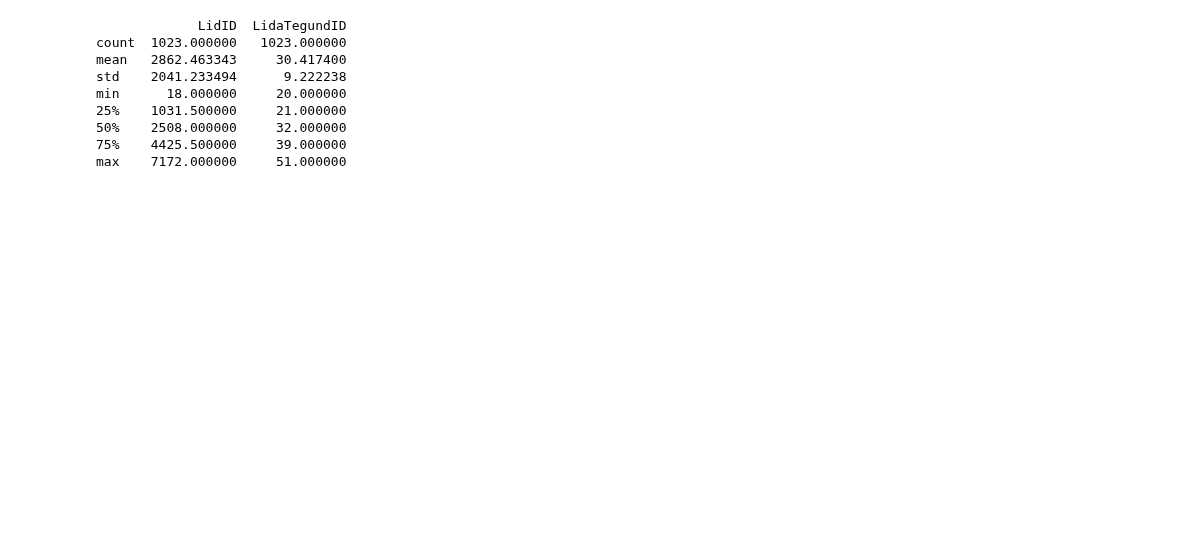
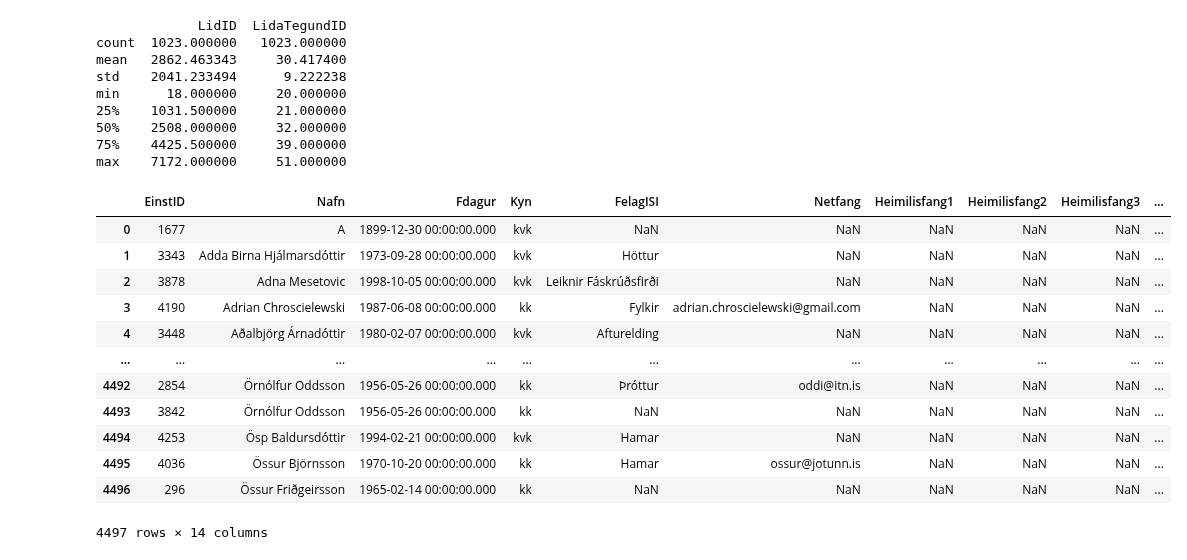
Before and after one commit to fabingithub/BigDataProject_Fabien, a Jupyter notebook: older_code.ipynb, the cells around one changed output. Drawn from its saved outputs; the diff is of its cells as text; code cells hidden in the pictures; blank space fills up the shorter version.

```diff
--- a/older_code.ipynb
+++ b/older_code.ipynb
@@ -91,3 +98,19 @@ max    7172.000000     51.000000
 #lidsstjorar.dtypes
 #mot.dtypes
 #thjalfarar.dtypes
+# %%
+einstaklingar
+# %% [output]
+|  | EinstID | Nafn | Fdagur | Kyn | FelagISI | Netfang | Heimilisfang1 | Heimilisfang2 | Heimilisfang3 | ... |
+| 0 | 1677 | A | 1899-12-30 00:00:00.000 | kvk | NaN | NaN | NaN | NaN | NaN | ... |
+| 1 | 3343 | Adda Birna Hjálmarsdóttir | 1973-09-28 00:00:00.000 | kvk | Höttur | NaN | NaN | NaN | NaN | ... |
+| 2 | 3878 | Adna Mesetovic | 1998-10-05 00:00:00.000 | kvk | Leiknir Fáskrúðsfirði | NaN | NaN | NaN | NaN | ... |
+| 3 | 4190 | Adrian Chroscielewski | 1987-06-08 00:00:00.000 | kk | Fylkir | adrian.chroscielewski@gmail.com | NaN | NaN | NaN | ... |
+| 4 | 3448 | Aðalbjörg Árnadóttir | 1980-02-07 00:00:00.000 | kvk | Afturelding | NaN | NaN | NaN | NaN | ... |
+| ... | ... | ... | ... | ... | ... | ... | ... | ... | ... | ... |
+| 4492 | 2854 | Örnólfur Oddsson | 1956-05-26 00:00:00.000 | kk | Þróttur | oddi@itn.is | NaN | NaN | NaN | ... |
+| 4493 | 3842 | Örnólfur Oddsson | 1956-05-26 00:00:00.000 | kk | NaN | NaN | NaN | NaN | NaN | ... |
+| 4494 | 4253 | Ösp Baldursdóttir | 1994-02-21 00:00:00.000 | kvk | Hamar | NaN | NaN | NaN | NaN | ... |
+| 4495 | 4036 | Össur Björnsson | 1970-10-20 00:00:00.000 | kk | Hamar | ossur@jotunn.is | NaN | NaN | NaN | ... |
+| 4496 | 296 | Össur Friðgeirsson | 1965-02-14 00:00:00.000 | kk | NaN | NaN | NaN | NaN | NaN | ... |
+4497 rows × 14 columns
```
Also changed, not shown: parts of 1 cell of this notebook, 1 other file.
